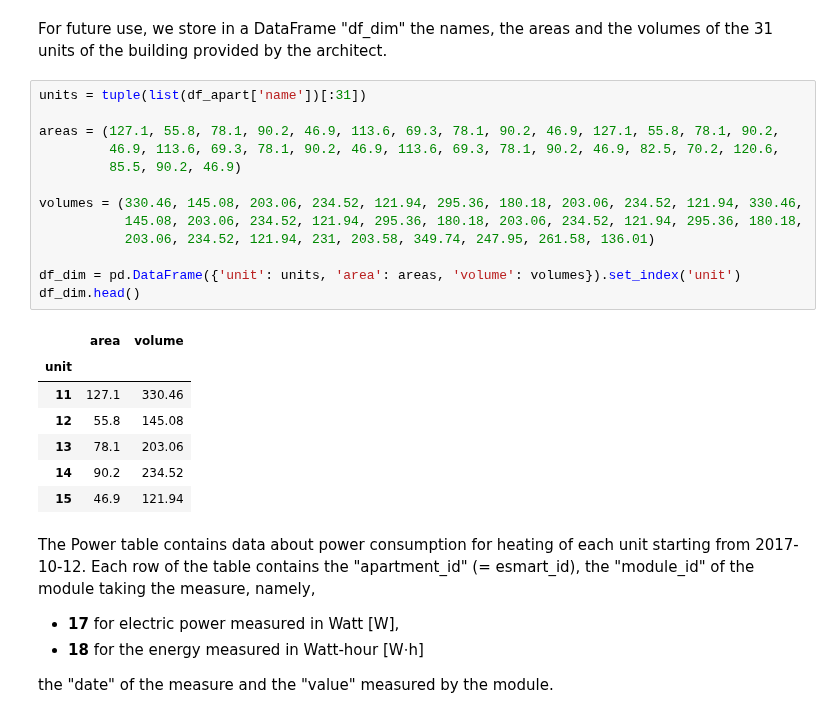
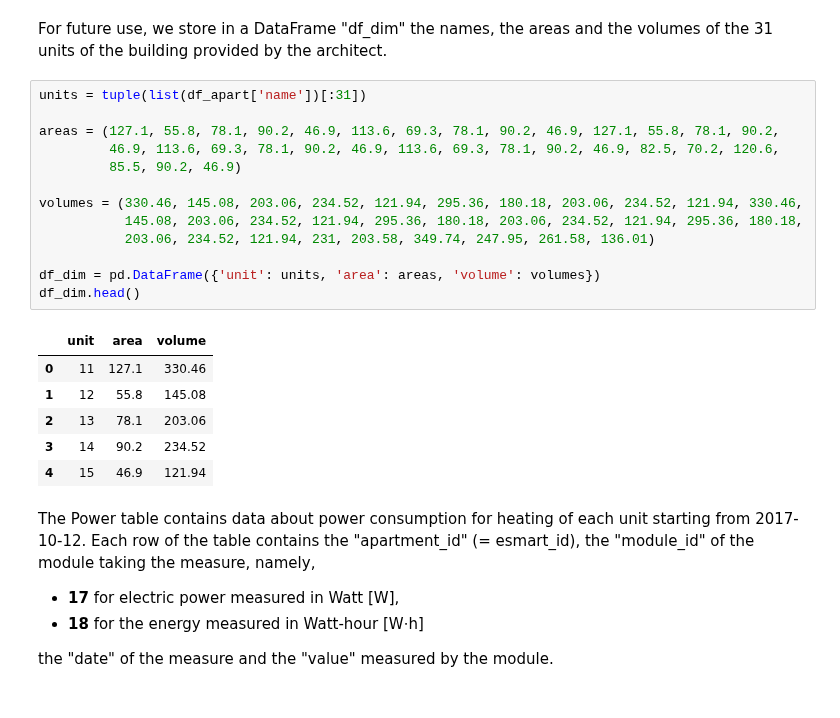
Before and after one commit to rtiedra/data-science, a Jupyter notebook: building_heating/building_heating.ipynb, the cells around one changed output. Saved outputs shown, nothing was run; the diff lists cells and outputs as text.

```diff
--- a/building_heating/building_heating.ipynb
+++ b/building_heating/building_heating.ipynb
@@ -109,24 +109,23 @@ For future use, we store in a DataFrame "df_dim" the names, the areas and the vo
 # %%
 units = tuple(list(df_apart['name'])[:31])
 
 areas = (127.1, 55.8, 78.1, 90.2, 46.9, 113.6, 69.3, 78.1, 90.2, 46.9, 127.1, 55.8, 78.1, 90.2,
          46.9, 113.6, 69.3, 78.1, 90.2, 46.9, 113.6, 69.3, 78.1, 90.2, 46.9, 82.5, 70.2, 120.6,
          85.5, 90.2, 46.9)
 
 volumes = (330.46, 145.08, 203.06, 234.52, 121.94, 295.36, 180.18, 203.06, 234.52, 121.94, 330.46,
            145.08, 203.06, 234.52, 121.94, 295.36, 180.18, 203.06, 234.52, 121.94, 295.36, 180.18,
            203.06, 234.52, 121.94, 231, 203.58, 349.74, 247.95, 261.58, 136.01)
 
-df_dim = pd.DataFrame({'unit': units, 'area': areas, 'volume': volumes}).set_index('unit')
+df_dim = pd.DataFrame({'unit': units, 'area': areas, 'volume': volumes})
 df_dim.head()
 # %% [output]
-|  | area | volume |
-| unit |  |  |
-| 11 | 127.1 | 330.46 |
-| 12 | 55.8 | 145.08 |
-| 13 | 78.1 | 203.06 |
-| 14 | 90.2 | 234.52 |
-| 15 | 46.9 | 121.94 |
+|  | unit | area | volume |
+| 0 | 11 | 127.1 | 330.46 |
+| 1 | 12 | 55.8 | 145.08 |
+| 2 | 13 | 78.1 | 203.06 |
+| 3 | 14 | 90.2 | 234.52 |
+| 4 | 15 | 46.9 | 121.94 |
 # %% [markdown]
 The Power table contains data about power consumption for heating of each unit starting from 2017-10-12. Each row of the table contains the "apartment_id" (= esmart_id), the "module_id" of the module taking the measure, namely,
 
```
Also changed, not shown: parts of 9 cells of this notebook.
